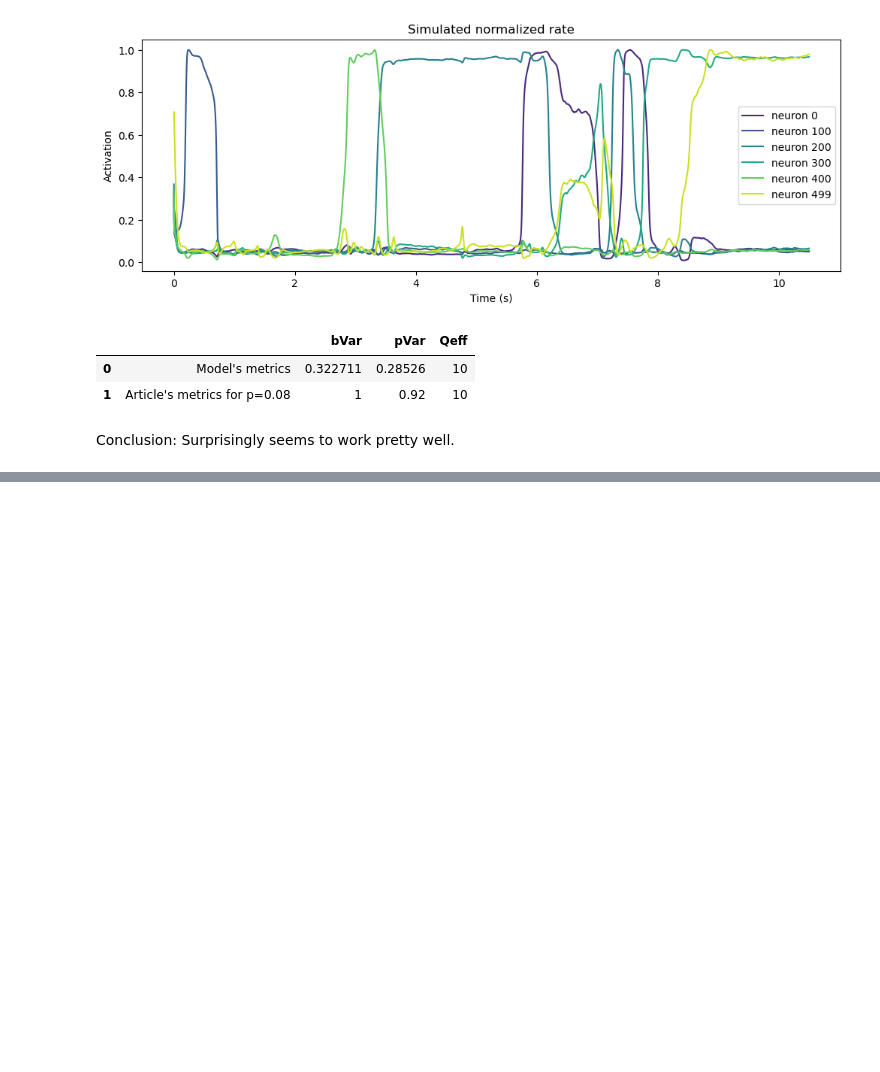
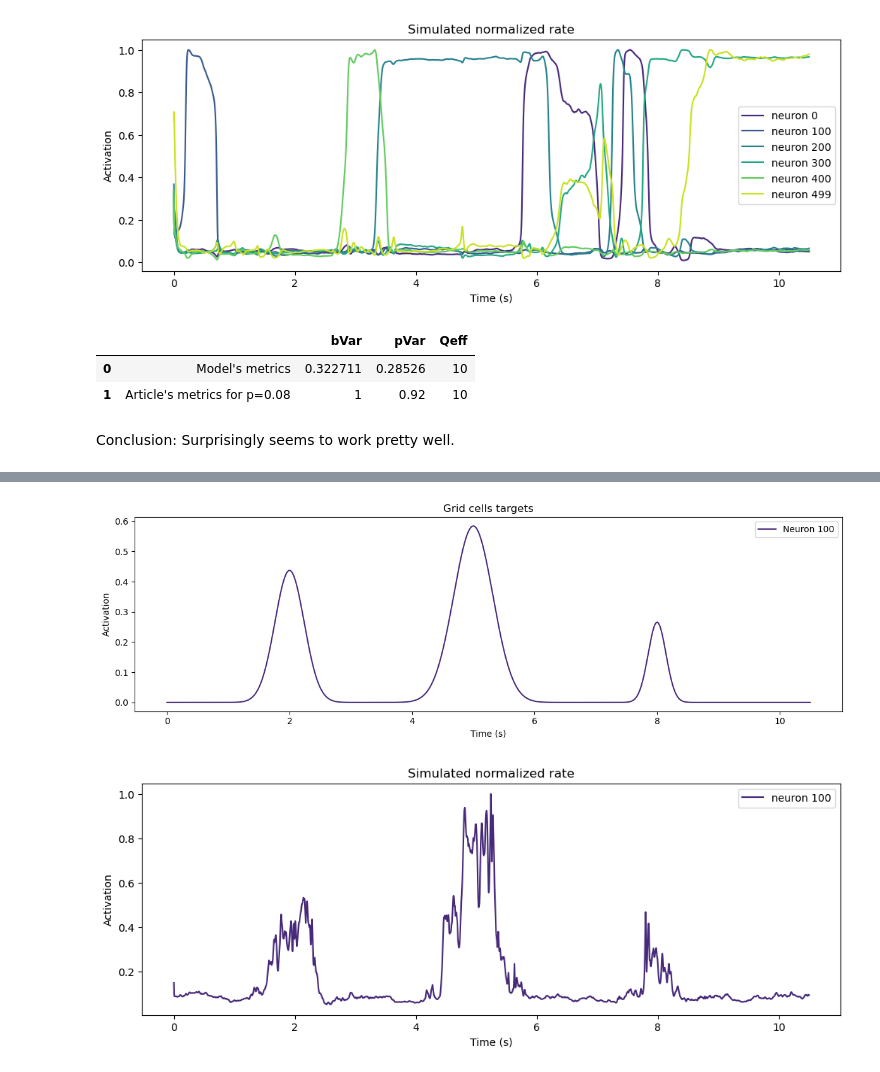
Before and after one commit to JohanneBohn/Reproducing-neural-sequences-with-Partial-In-Network-Training, a Jupyter notebook: learnable_patterns.ipynb, the cells around one changed output, grey strips where cells are left out. Cells and saved outputs as stored; diff of their text form; code cells hidden in the pictures; blank space fills up the shorter version.

```diff
--- a/learnable_patterns.ipynb
+++ b/learnable_patterns.ipynb
@@ -301,0 +353,7 @@ Conclusion: Surprisingly seems to work pretty well.
+# %%
+neuron_list = [100]
+gcs.gaussian_graph(T, sigma, N, neuron_list)
+PINned_model.display_simulation(T, dt, final_rates, neuron_list)
+# %% [output]
+[figure, added]
+[figure, added]
```
Also changed, not shown: parts of 8 cells of this notebook, 2 other files.
